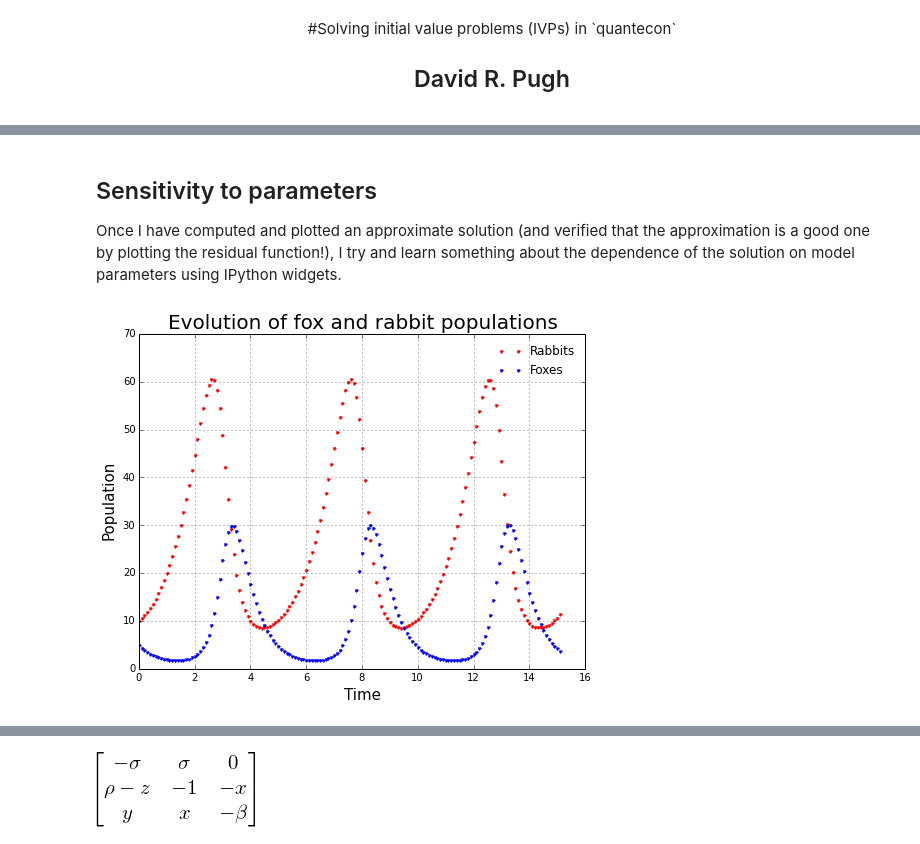
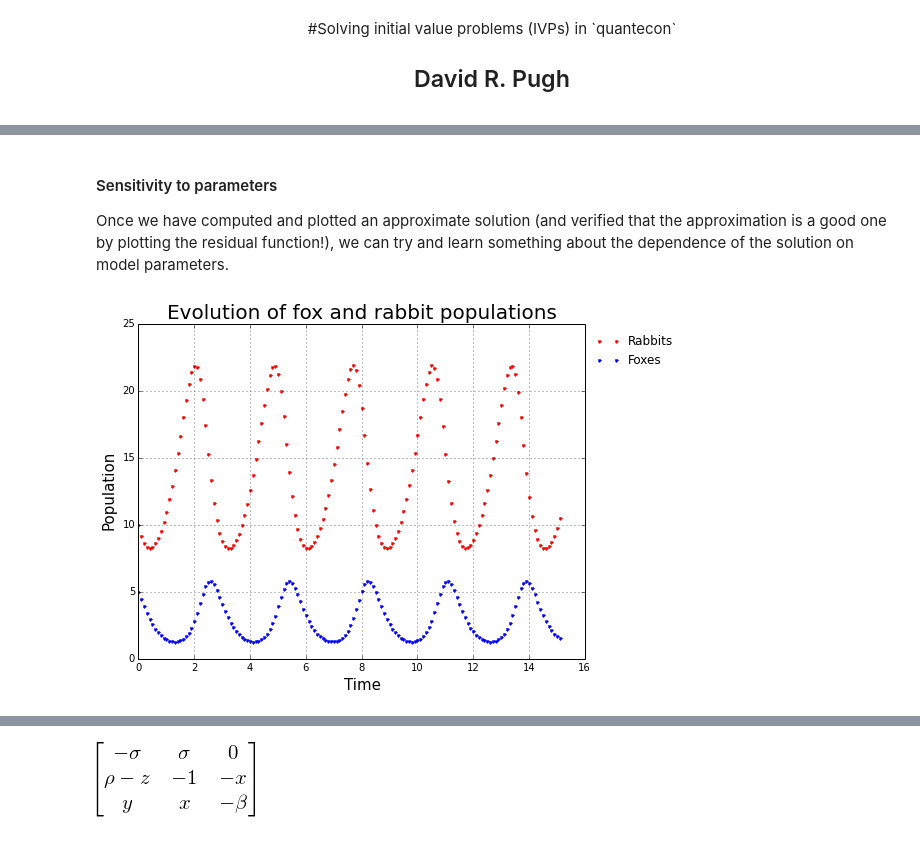
Before and after one commit to QuantEcon/QuantEcon.py, a Jupyter notebook: examples/solving_initial_value_problems.ipynb, the cells around one changed output, grey strips where cells are left out. Saved outputs shown, nothing was run; the diff lists cells and outputs as text; code cells hidden in the pictures.

```diff
--- a/examples/solving_initial_value_problems.ipynb
+++ b/examples/solving_initial_value_problems.ipynb
@@ -159,0 +160,3 @@ lotka_volterra_ivp = ivp.IVP(f=lotka_volterra_system,
+# %%
+lotka_volterra_ivp = ivp.IVP(f=lotka_volterra_system,
+                             jac=lotka_volterra_jacobian)
@@ -159,0 +170,3 @@ lotka_volterra_ivp = ivp.IVP(f=lotka_volterra_system,
+# %%
+lotka_volterra_ivp.f_args = lotka_volterra_params
+lotka_volterra_ivp.jac_args = lotka_volterra_params
@@ -159,0 +175,4 @@ lotka_volterra_ivp = ivp.IVP(f=lotka_volterra_system,
+# %%
+# dictionary is not a valid data type for parameters!
+invalid_lotka_volterra_params = {'a': 1.0, 'b': 0.1, 'c': 1.5, 'd': 0.75}
+lotka_volterra_ivp.f_args = invalid_lotka_volterra_params
@@ -393,31 +425,35 @@ def plot_lotka_volterra_residuals(h=-1, atol=-6, rtol=-3, k=3, integrator='dopri
 # %% [markdown]
-## Sensitivity to parameters
-Once I have computed and plotted an approximate solution (and verified that the approximation is a good one by plotting the residual function!), I try and learn something about the dependence of the solution on model parameters using IPython widgets.
+#### Sensitivity to parameters
+Once we have computed and plotted an approximate solution (and verified that the approximation is a good one by plotting the residual function!), we can try and learn something about the dependence of the solution on model parameters.
 # %%
-@interact(a=(0.0, 5.0, 0.5), b=(0.0, 1.0, 0.01), c=(0.0, 5.0, 0.5), d=(0.0, 1.0, 0.1))
-def plot_lotka_volterra(a=1.5, b=0.5, c=3.5, d=0.5):
+@interact(a=FloatSliderWidget(min=0.0, max=5.0, step=0.5, value=1.5),
+          b=FloatSliderWidget(min=0.0, max=1.0, step=0.01, value=0.5),
+          c=FloatSliderWidget(min=0.0, max=5.0, step=0.5, value=3.5),
+          d=FloatSliderWidget(min=0.0, max=1.0, step=0.01, value=0.5))
+def plot_lotka_volterra(a, b, c, d):
     """Plots trajectories of the Lotka-Volterra system."""
     # update the parameters and re-compute the solution
-    lotka_volterra_ivp.args = (a, b, c, d)
+    lotka_volterra_ivp.f_args = (a, b, c, d)
+    lotka_volterra_ivp.jac_args = (a, b, c, d)
     tmp_solution = lotka_volterra_ivp.solve(t0, y0, h=1e-1, T=15, integrator='dopri5',
                                             atol=1e-12, rtol=1e-9)
     # extract the components of the solution
     tmp_t = tmp_solution[:, 0]
     tmp_rabbits = tmp_solution[:, 1]
     tmp_foxes = tmp_solution[:, 2]
 
     # create the plot!
     fig = plt.figure(figsize=(8, 6))
 
     plt.plot(tmp_t, tmp_rabbits, 'r.', label='Rabbits')
     plt.plot(tmp_t, tmp_foxes  , 'b.', label='Foxes')
 
     plt.xlabel('Time', fontsize=15)
     plt.ylabel('Population', fontsize=15)
     plt.title('Evolution of fox and rabbit populations', fontsize=20)
 
-    plt.legend(loc='best', frameon=False)
+    plt.legend(loc='best', frameon=False, bbox_to_anchor=(1,1))
     plt.grid()
 # %% [output]
-[figure, old version]
+[figure, new version]
 # %% [markdown]
```
Also changed, not shown: parts of 62 cells of this notebook.
